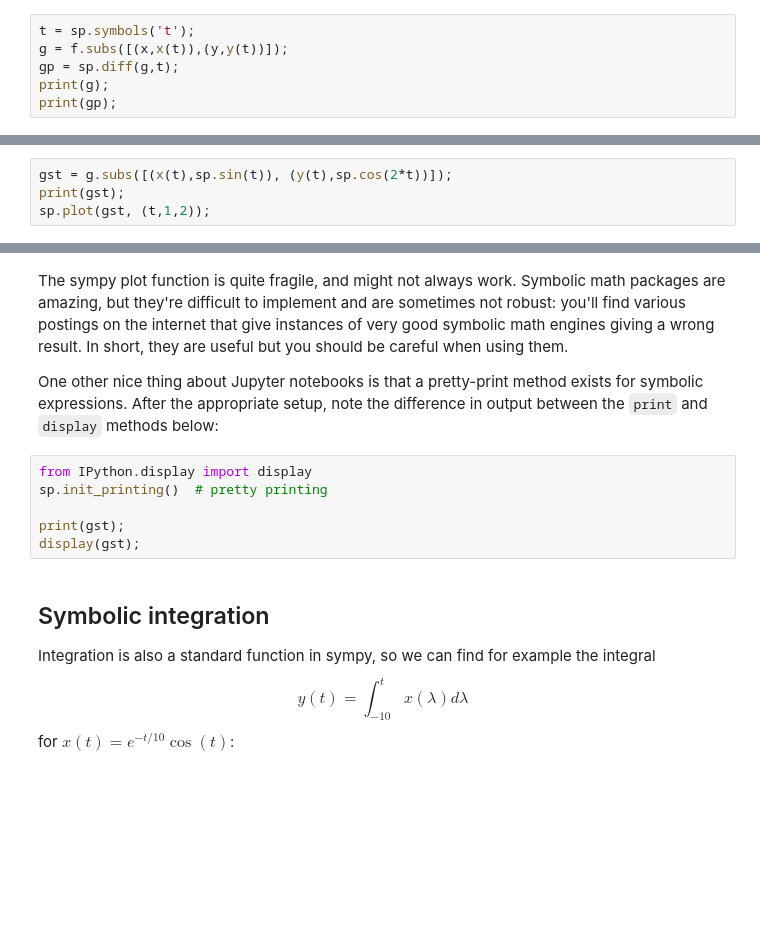
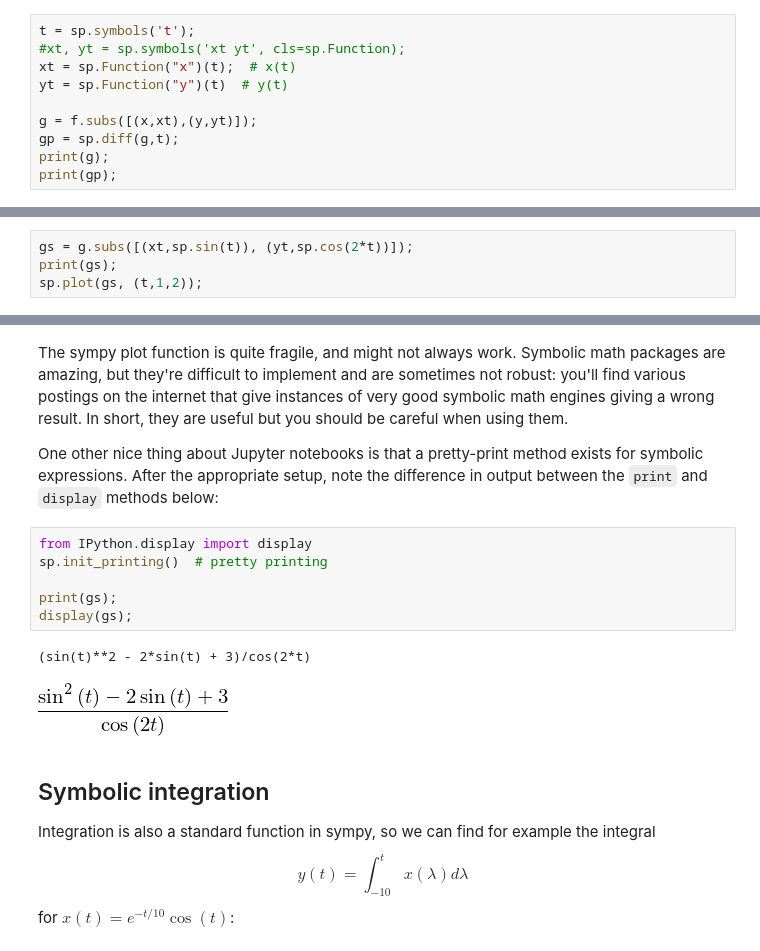
Before and after one commit to nicollsf/eee2047s-notebooks, a Jupyter notebook: lab_symintro.ipynb, the cells around one changed output, grey strips where cells are left out. Drawn from its saved outputs; the diff is of its cells as text; blank space fills up the shorter version.

Commit message:
Something changed with sympy wrt symbolic x(t)

```diff
--- a/lab_symintro.ipynb
+++ b/lab_symintro.ipynb
@@ -64,7 +63,11 @@ $$g(t) = (x(t)^2-2x(t)+3)/y(t),$$
 and find its derivative with respect to time.
 # %%
 t = sp.symbols('t');
-g = f.subs([(x,x(t)),(y,y(t))]);
+#xt, yt = sp.symbols('xt yt', cls=sp.Function);
+xt = sp.Function("x")(t);  # x(t)
+yt = sp.Function("y")(t)  # y(t)
+
+g = f.subs([(x,xt),(y,yt)]);
 gp = sp.diff(g,t);
 print(g);
 print(gp);
@@ -95,6 +79,6 @@ lam_h(np.array((1,2,3)))
 
 The sympy module has a `plot` method that knows how to plot symbolic functions of a single variable.  The function `g` above with $x(t) = \sin(t)$ and $y(t) = \cos(2t)$ is a function of a single time variable `t`, and can be visualised as follows:
 # %%
-gst = g.subs([(x(t),sp.sin(t)), (y(t),sp.cos(2*t))]);
-print(gst);
-sp.plot(gst, (t,1,2));
+gs = g.subs([(xt,sp.sin(t)), (yt,sp.cos(2*t))]);
+print(gs);
+sp.plot(gs, (t,1,2));
@@ -122,9 +113,12 @@ One other nice thing about Jupyter notebooks is that a pretty-print method exist
 # %%
 from IPython.display import display
 sp.init_printing()  # pretty printing
 
-print(gst);
-display(gst);
+print(gs);
+display(gs);
+# %% [output]
+(sin(t)**2 - 2*sin(t) + 3)/cos(2*t)
+[figure, added]
 # %% [markdown]
 ## Symbolic integration
 
```
Also changed, not shown: parts of 8 cells of this notebook, 1 other file.
